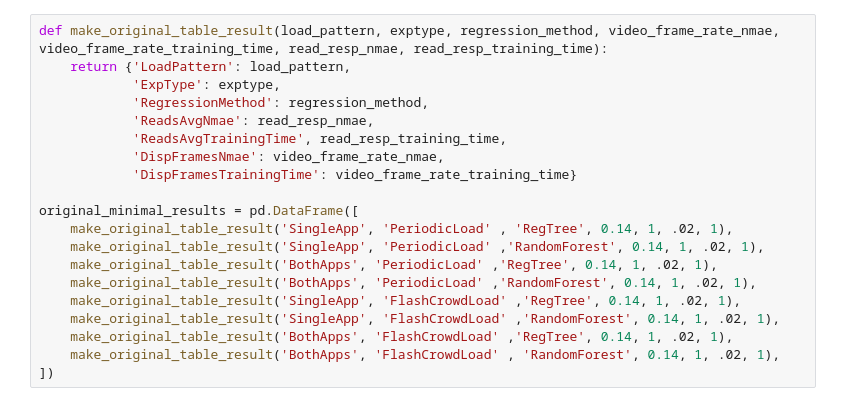
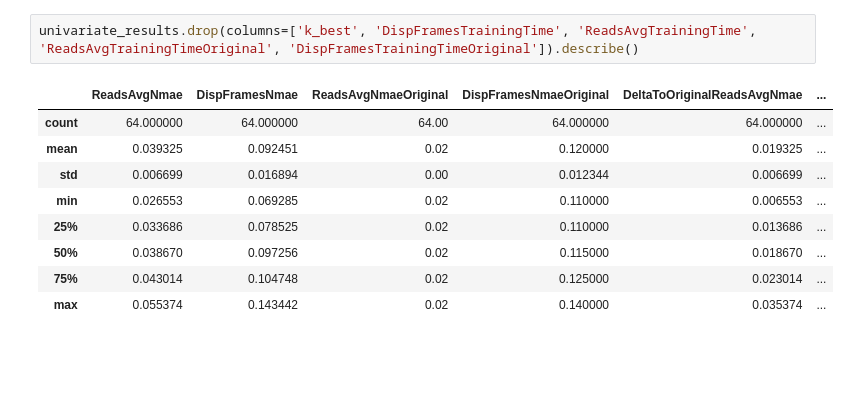
Before and after one commit to DaviVilarinho/ic-intervalo-qos, a Jupyter notebook: experiment_on_univariate.ipynb, the cells around one changed output. Drawn from its saved outputs; the diff is of its cells as text; blank space fills up the shorter version.

```diff
--- a/experiment_on_univariate.ipynb
+++ b/experiment_on_univariate.ipynb
@@ -33,20 +33,12 @@ plt.show()
 # %%
-def make_original_table_result(load_pattern, exptype, regression_method, video_frame_rate_nmae, video_frame_rate_training_time, read_resp_nmae, read_resp_training_time):
-    return {'LoadPattern': load_pattern,
-            'ExpType': exptype,
-            'RegressionMethod': regression_method,
-            'ReadsAvgNmae': read_resp_nmae,
-            'ReadsAvgTrainingTime', read_resp_training_time,
-            'DispFramesNmae': video_frame_rate_nmae,
-            'DispFramesTrainingTime': video_frame_rate_training_time}
-
-original_minimal_results = pd.DataFrame([
-    make_original_table_result('SingleApp', 'PeriodicLoad' , 'RegTree', 0.14, 1, .02, 1),
-    make_original_table_result('SingleApp', 'PeriodicLoad' ,'RandomForest', 0.14, 1, .02, 1),
-    make_original_table_result('BothApps', 'PeriodicLoad' ,'RegTree', 0.14, 1, .02, 1),
-    make_original_table_result('BothApps', 'PeriodicLoad' ,'RandomForest', 0.14, 1, .02, 1),
-    make_original_table_result('SingleApp', 'FlashCrowdLoad' ,'RegTree', 0.14, 1, .02, 1),
-    make_original_table_result('SingleApp', 'FlashCrowdLoad' ,'RandomForest', 0.14, 1, .02, 1),
-    make_original_table_result('BothApps', 'FlashCrowdLoad' ,'RegTree', 0.14, 1, .02, 1),
-    make_original_table_result('BothApps', 'FlashCrowdLoad' , 'RandomForest', 0.14, 1, .02, 1),
-])
+univariate_results.drop(columns=['k_best', 'DispFramesTrainingTime', 'ReadsAvgTrainingTime', 'ReadsAvgTrainingTimeOriginal', 'DispFramesTrainingTimeOriginal']).describe()
+# %% [output]
+|  | ReadsAvgNmae | DispFramesNmae | ReadsAvgNmaeOriginal | DispFramesNmaeOriginal | DeltaToOriginalReadsAvgNmae | ... |
+| count | 64.000000 | 64.000000 | 64.00 | 64.000000 | 64.000000 | ... |
+| mean | 0.039325 | 0.092451 | 0.02 | 0.120000 | 0.019325 | ... |
+| std | 0.006699 | 0.016894 | 0.00 | 0.012344 | 0.006699 | ... |
+| min | 0.026553 | 0.069285 | 0.02 | 0.110000 | 0.006553 | ... |
+| 25% | 0.033686 | 0.078525 | 0.02 | 0.110000 | 0.013686 | ... |
+| 50% | 0.038670 | 0.097256 | 0.02 | 0.115000 | 0.018670 | ... |
+| 75% | 0.043014 | 0.104748 | 0.02 | 0.125000 | 0.023014 | ... |
+| max | 0.055374 | 0.143442 | 0.02 | 0.140000 | 0.035374 | ... |
```
Also changed, not shown: parts of 3 cells of this notebook.
